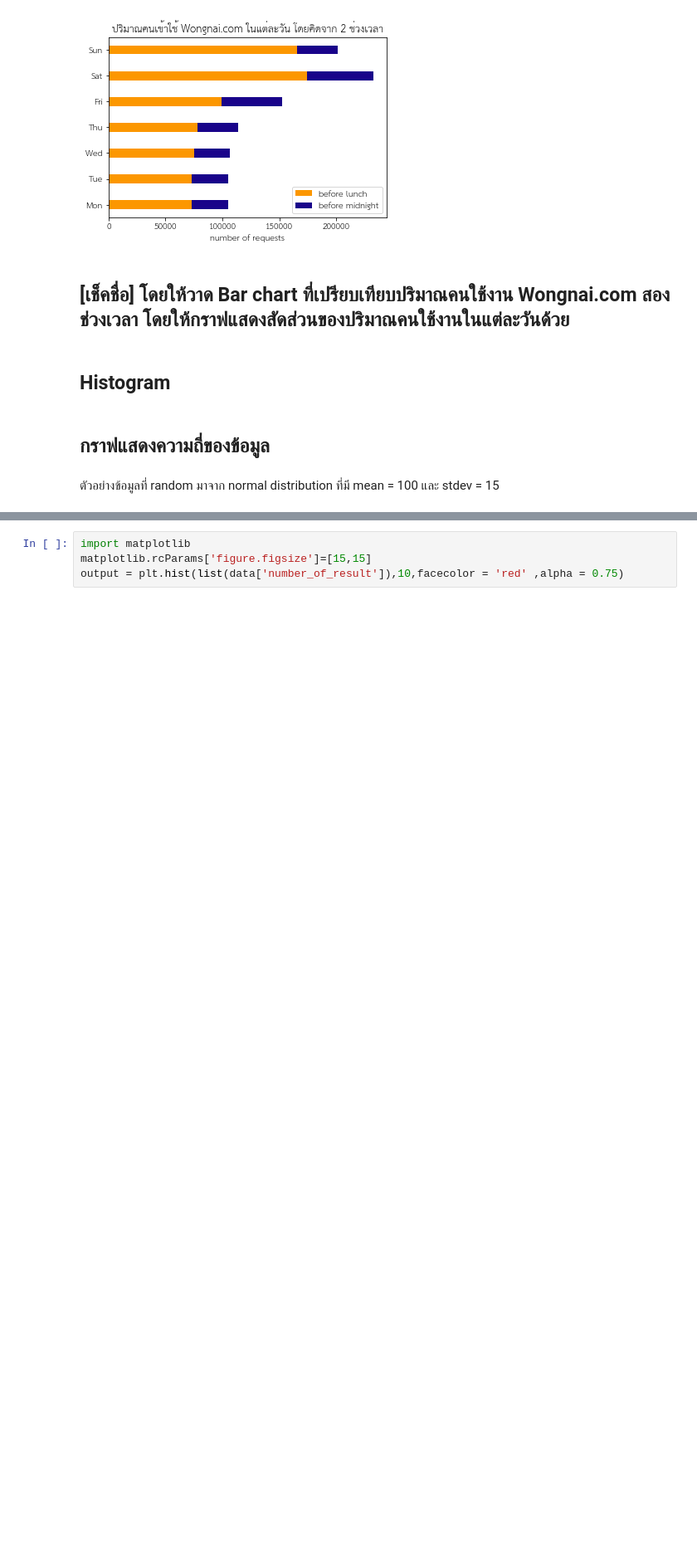
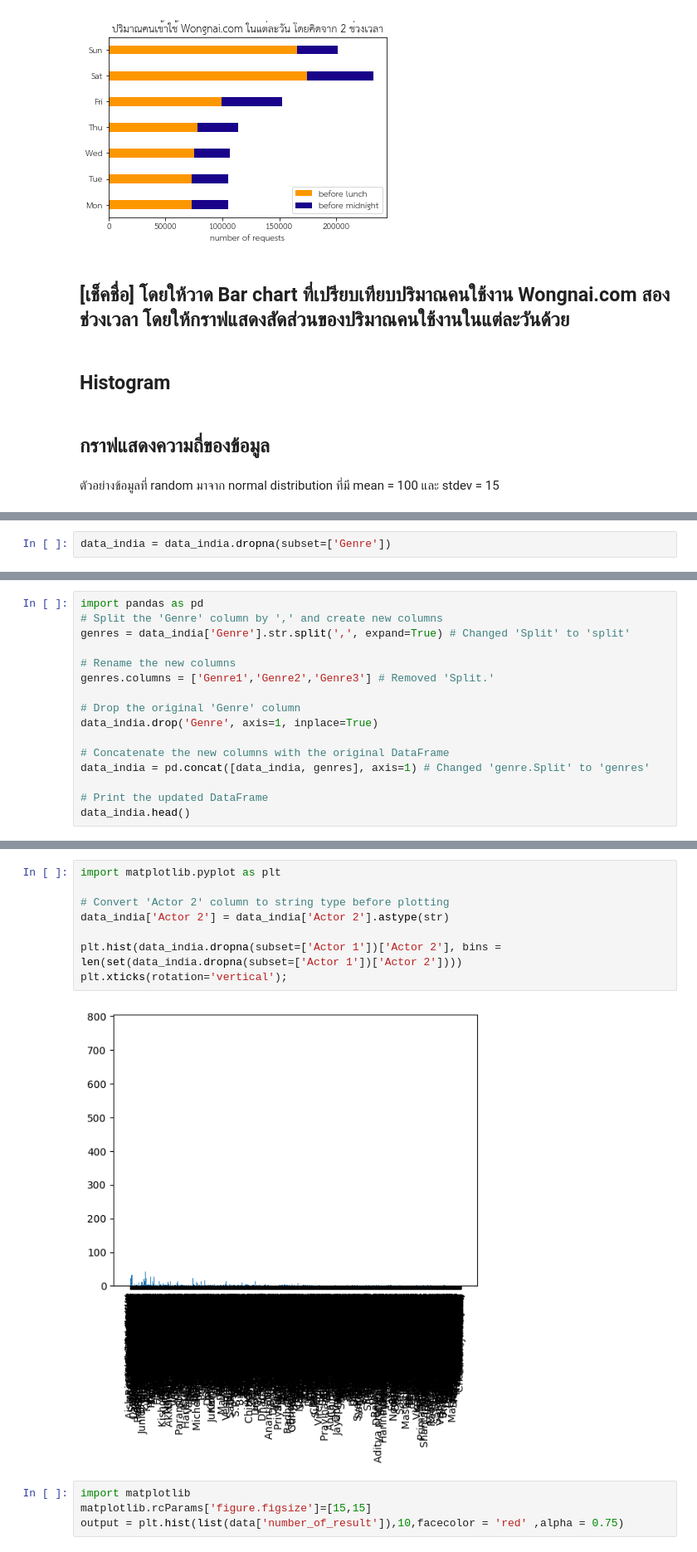
Before and after one commit to pingping-0606/Python_dataviz2024, a Jupyter notebook: Visualize_Data_Comparison.ipynb, the cells around one changed output, grey strips where cells are left out. Shown at 83% size. Cells and saved outputs as stored; diff of their text form; blank space fills up the shorter version.

```diff
--- a/Visualize_Data_Comparison.ipynb
+++ b/Visualize_Data_Comparison.ipynb
@@ -495,0 +523,2 @@ plt.hist(X, 50, density = True, facecolor = 'violet', alpha = 0.75);
+# %%
+data_india = data_india.dropna(subset=['Genre'])
@@ -495,0 +531,16 @@ plt.hist(X, 50, density = True, facecolor = 'violet', alpha = 0.75);
+# %%
+import pandas as pd
+# Split the 'Genre' column by ',' and create new columns
+genres = data_india['Genre'].str.split(',', expand=True) # Changed 'Split' to 'split'
+
+# Rename the new columns
+genres.columns = ['Genre1','Genre2','Genre3'] # Removed 'Split.'
+
+# Drop the original 'Genre' column
+data_india.drop('Genre', axis=1, inplace=True)
+
+# Concatenate the new columns with the original DataFrame
+data_india = pd.concat([data_india, genres], axis=1) # Changed 'genre.Split' to 'genres'
+
+# Print the updated DataFrame
+data_india.head()
@@ -496,3 +575,13 @@ plt.hist(X, 50, density = True, facecolor = 'violet', alpha = 0.75);
+# %%
+import matplotlib.pyplot as plt
+
+# Convert 'Actor 2' column to string type before plotting
+data_india['Actor 2'] = data_india['Actor 2'].astype(str)
+
+plt.hist(data_india.dropna(subset=['Actor 1'])['Actor 2'], bins = len(set(data_india.dropna(subset=['Actor 1'])['Actor 2'])))
+plt.xticks(rotation='vertical');
+# %% [output]
+[figure, added]
 # %%
 import matplotlib
 matplotlib.rcParams['figure.figsize']=[15,15]
```
Also changed, not shown: parts of 10 cells of this notebook.
